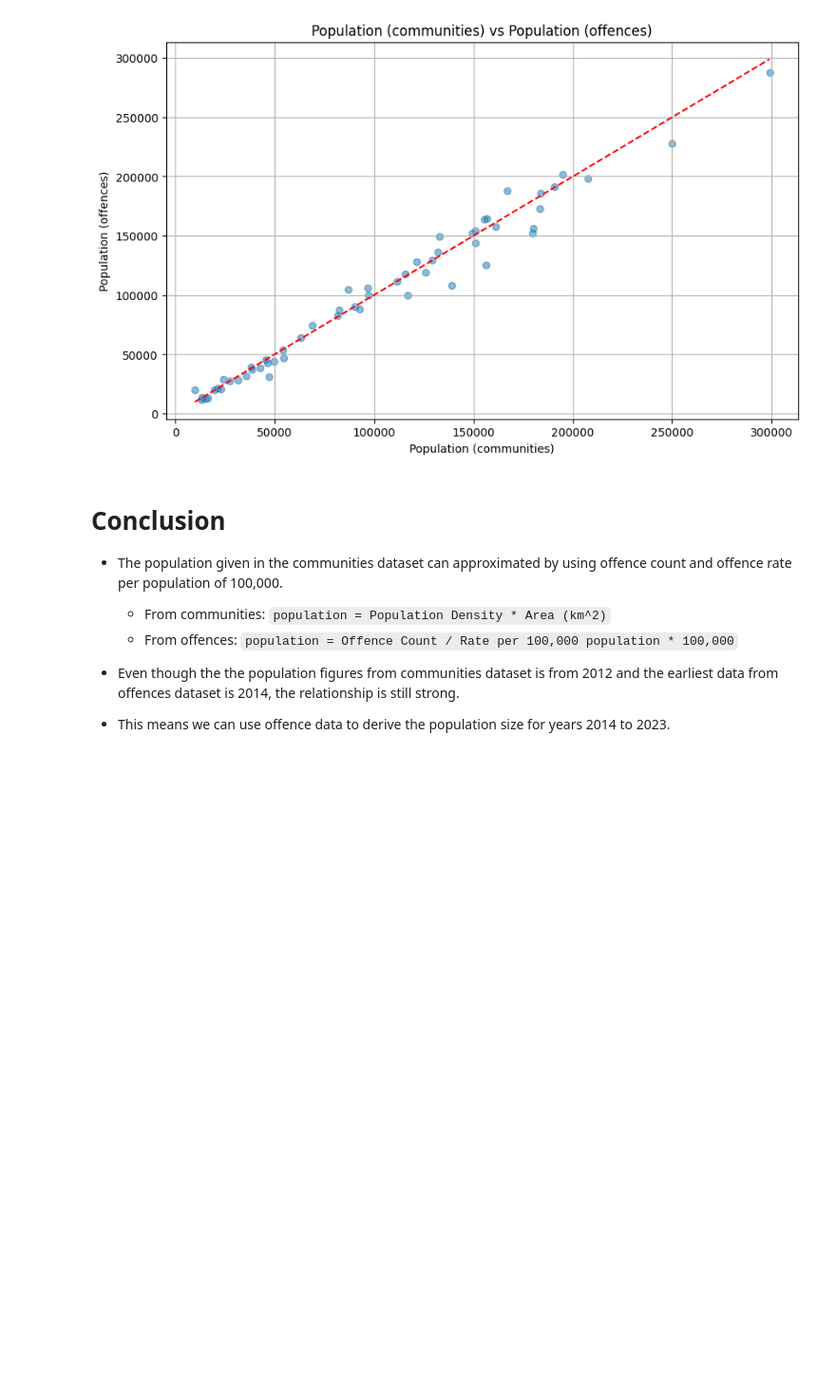
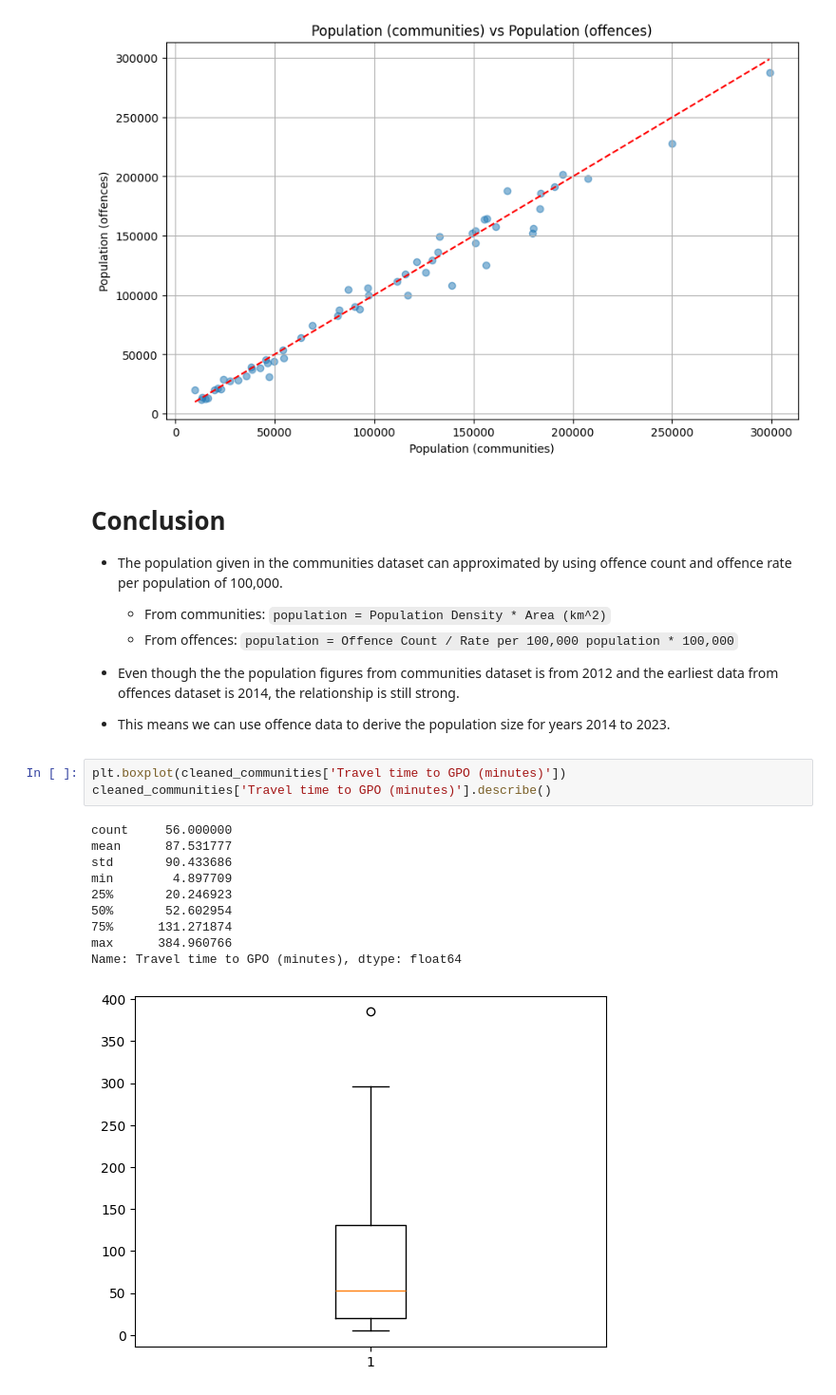
Before and after one commit to khangluong2004/COMP20008_Assignment2, a Jupyter notebook: michael/eda_new.ipynb, the cells around one changed output. Shown at 95% size. Saved outputs shown, nothing was run; the diff lists cells and outputs as text; blank space fills up the shorter version.

```diff
--- a/michael/eda_new.ipynb
+++ b/michael/eda_new.ipynb
@@ -309,3 +309,17 @@ root_mean_squared_error:  10742.5781587695
 * Even though the the population figures from communities dataset is from 2012 and the earliest data from offences dataset is 2014, the relationship is still strong.
 
 * This means we can use offence data to derive the population size for years 2014 to 2023.
+# %%
+plt.boxplot(cleaned_communities['Travel time to GPO (minutes)'])
+cleaned_communities['Travel time to GPO (minutes)'].describe()
+# %% [output]
+count     56.000000
+mean      87.531777
+std       90.433686
+min        4.897709
+25%       20.246923
+50%       52.602954
+75%      131.271874
+max      384.960766
+Name: Travel time to GPO (minutes), dtype: float64
+[figure, added]
```
Also changed, not shown: parts of 5 cells of this notebook.
